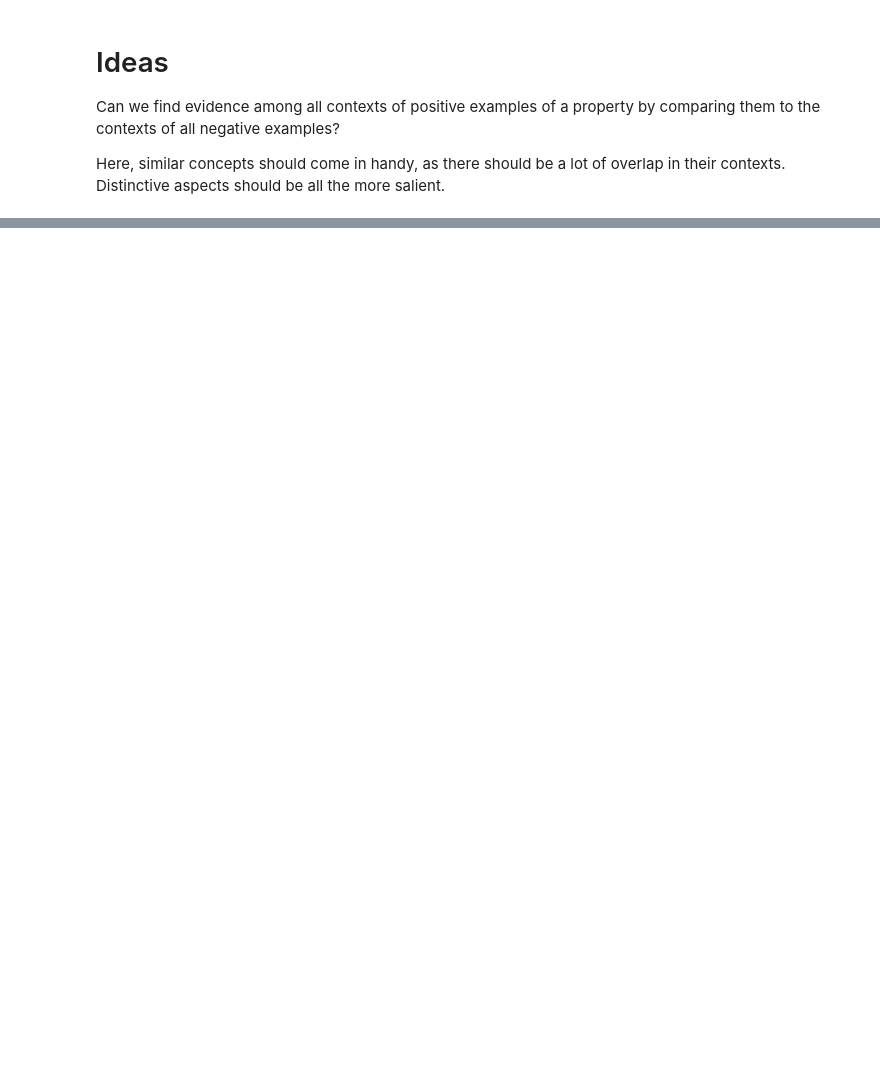
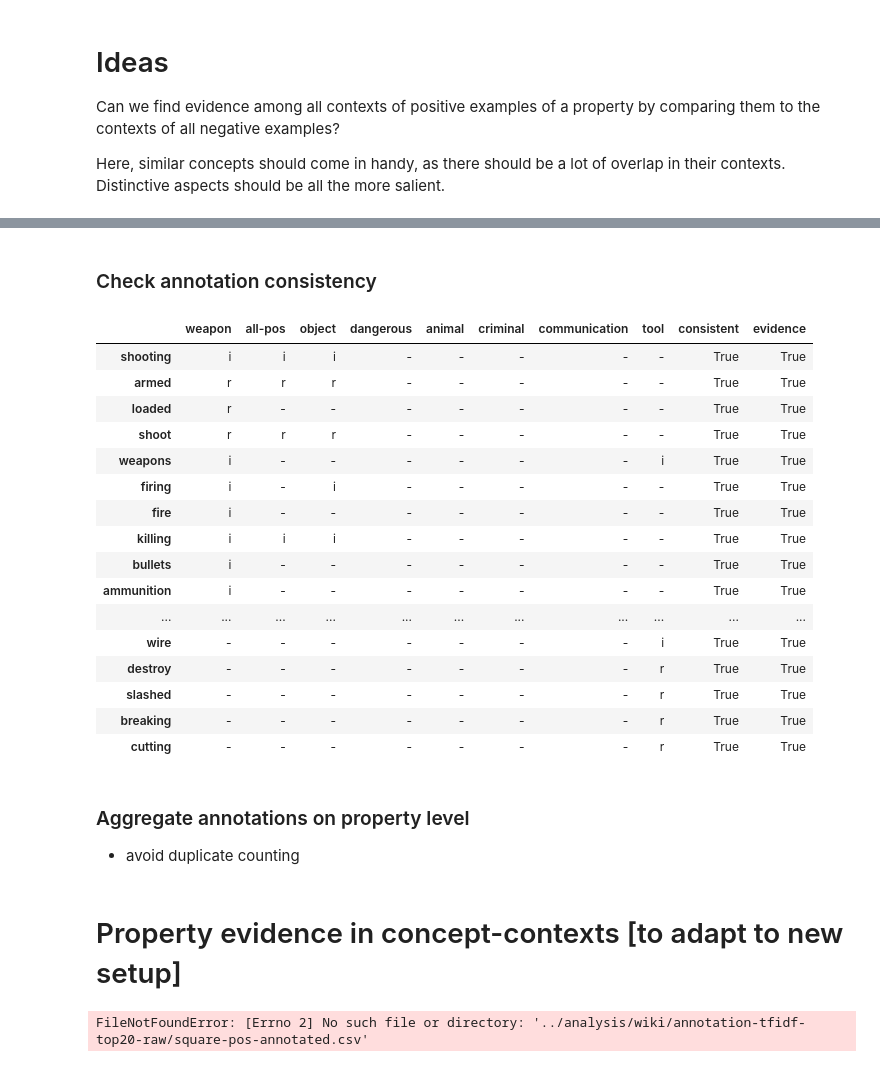
Before and after one commit to PiaSommerauer/corpus_diagnostics, a Jupyter notebook: scripts/Explore.ipynb, the cells around one changed output, grey strips where cells are left out. Cells and saved outputs as stored; diff of their text form; code cells hidden in the pictures; blank space fills up the shorter version.

Commit message:
update analysis

```diff
--- a/scripts/Explore.ipynb
+++ b/scripts/Explore.ipynb
@@ -175,0 +177,38 @@ print(start, end, end-start)
+# %% [markdown]
+### Check annotation consistency
+# %%
+from analyze_evidence import check_consistency
+import pandas as pd
+pd.set_option('max_rows', None)
+# %%
+model = 'giga_full'
+prop = 'dangerous'
+
+df = check_consistency(model, prop)
+#df = df.loc[df['consistent'] == False]
+df = df.loc[df['evidence'] == True]
+df
+# %% [output]
+|  | weapon | all-pos | object | dangerous | animal | criminal | communication | tool | consistent | evidence |
+| shooting | i | i | i | - | - | - | - | - | True | True |
+| armed | r | r | r | - | - | - | - | - | True | True |
+| loaded | r | - | - | - | - | - | - | - | True | True |
+| shoot | r | r | r | - | - | - | - | - | True | True |
+| weapons | i | - | - | - | - | - | - | i | True | True |
+| firing | i | - | i | - | - | - | - | - | True | True |
+| fire | i | - | - | - | - | - | - | - | True | True |
+| killing | i | i | i | - | - | - | - | - | True | True |
+| bullets | i | - | - | - | - | - | - | - | True | True |
+| ammunition | i | - | - | - | - | - | - | - | True | True |
+| ... | ... | ... | ... | ... | ... | ... | ... | ... | ... | ... |
+| wire | - | - | - | - | - | - | - | i | True | True |
+| destroy | - | - | - | - | - | - | - | r | True | True |
+| slashed | - | - | - | - | - | - | - | r | True | True |
+| breaking | - | - | - | - | - | - | - | r | True | True |
+| cutting | - | - | - | - | - | - | - | r | True | True |
+# %% [markdown]
+### Aggregate annotations on property level
+
+* avoid duplicate counting
+# %% [markdown]
+# Property evidence in concept-contexts [to adapt to new setup]
@@ -175,0 +219,9 @@ print(start, end, end-start)
+# %%
+props = get_properties()
+model = 'wiki'
+prop_table = get_prop_overview(props, model)
+df = pd.DataFrame(prop_table).sort_values('p_ev_pos', ascending=False)
+df
+#print(df.to_latex(index=False))
+# %% [output]
+FileNotFoundError: [Errno 2] No such file or directory: '../analysis/wiki/annotation-tfidf-top20-raw/square-pos-annotated.csv'
```
Also changed, not shown: parts of 41 cells of this notebook, 4 other files.
